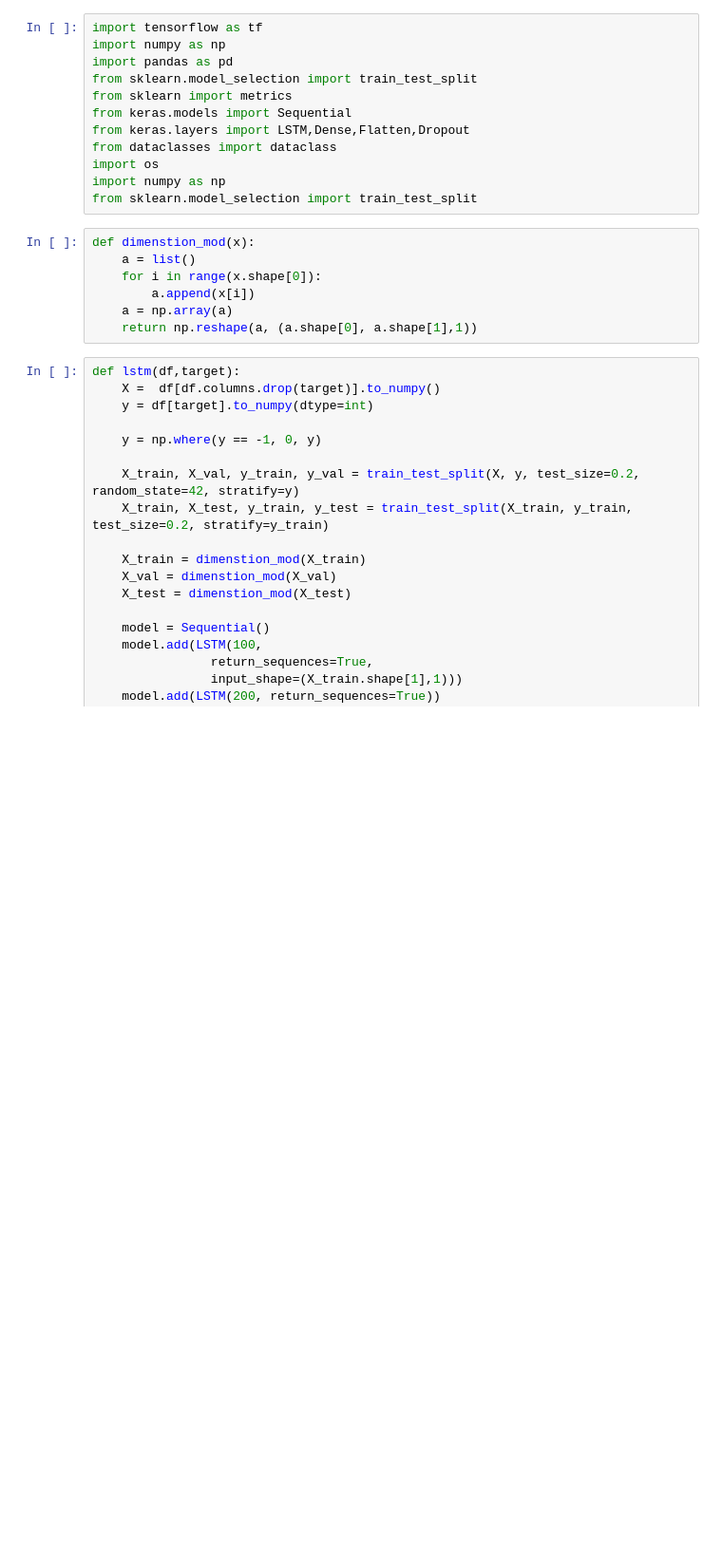
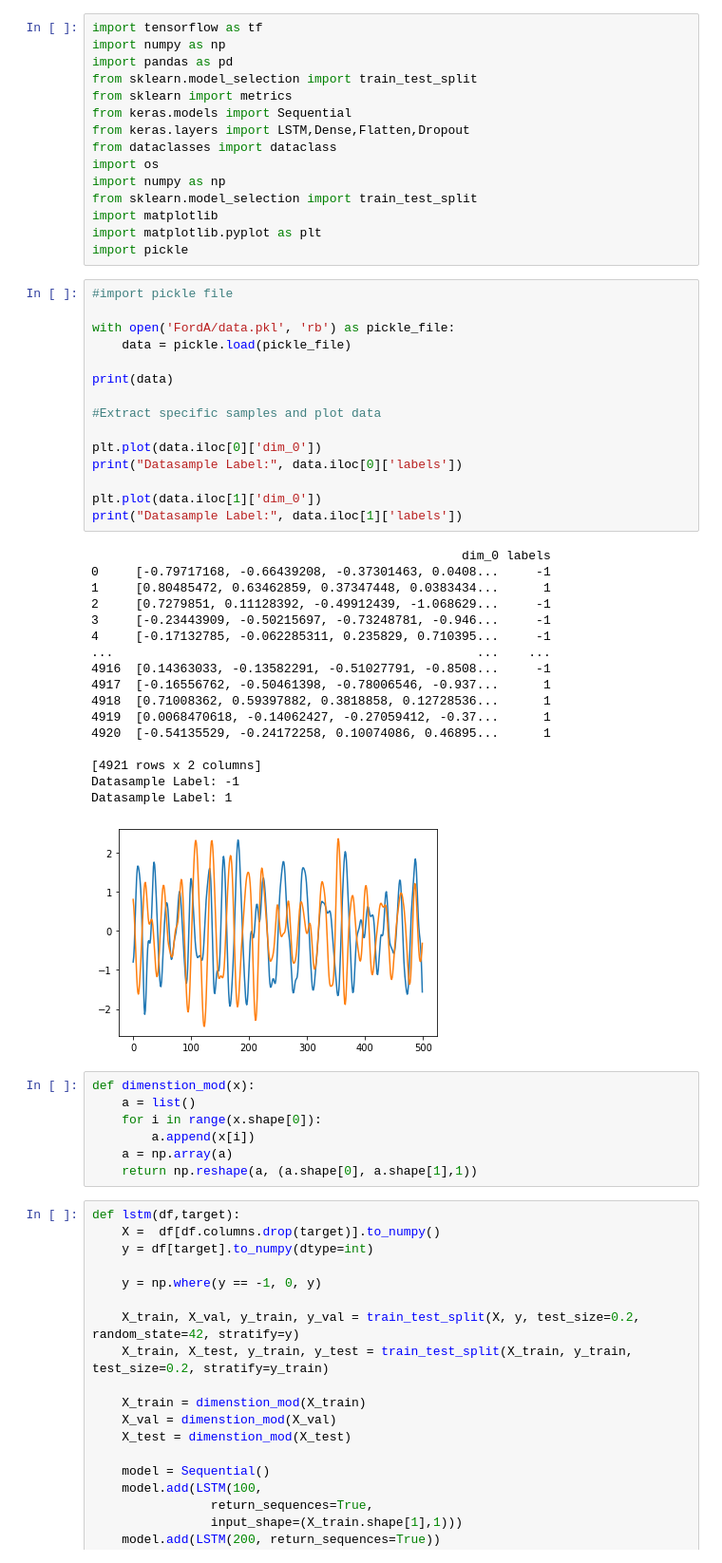
Before and after one commit to dsubhasish09/Fraunhofer_ICNAP_Hackathon, a Jupyter notebook: Time_Series_Classification_With_Transformers_for_Ford_Engine_Data.ipynb, the cells around one changed output. Shown: that part at 95% size. Drawn from its saved outputs; the diff is of its cells as text; blank space fills up the shorter version.

Commit message:
pkl file extraction and plotting of sensor data

```diff
--- a/Time_Series_Classification_With_Transformers_for_Ford_Engine_Data.ipynb
+++ b/Time_Series_Classification_With_Transformers_for_Ford_Engine_Data.ipynb
@@ -10,6 +10,42 @@ from dataclasses import dataclass
 import os
 import numpy as np
 from sklearn.model_selection import train_test_split
+import matplotlib
+import matplotlib.pyplot as plt
+import pickle
+# %%
+#import pickle file
+
+with open('FordA/data.pkl', 'rb') as pickle_file:
+    data = pickle.load(pickle_file)
+
+print(data)
+
+#Extract specific samples and plot data
+
+plt.plot(data.iloc[0]['dim_0'])
+print("Datasample Label:", data.iloc[0]['labels'])
+
+plt.plot(data.iloc[1]['dim_0'])
+print("Datasample Label:", data.iloc[1]['labels'])
+# %% [output]
+                                                  dim_0 labels
+0     [-0.79717168, -0.66439208, -0.37301463, 0.0408...     -1
+1     [0.80485472, 0.63462859, 0.37347448, 0.0383434...      1
+2     [0.7279851, 0.11128392, -0.49912439, -1.068629...     -1
+3     [-0.23443909, -0.50215697, -0.73248781, -0.946...     -1
+4     [-0.17132785, -0.062285311, 0.235829, 0.710395...     -1
+...                                                 ...    ...
+4916  [0.14363033, -0.13582291, -0.51027791, -0.8508...     -1
+4917  [-0.16556762, -0.50461398, -0.78006546, -0.937...      1
+4918  [0.71008362, 0.59397882, 0.3818858, 0.12728536...      1
+4919  [0.0068470618, -0.14062427, -0.27059412, -0.37...      1
+4920  [-0.54135529, -0.24172258, 0.10074086, 0.46895...      1
+
+[4921 rows x 2 columns]
+Datasample Label: -1
+Datasample Label: 1
+[figure, added]
 # %%
 def dimenstion_mod(x):
     a = list()
```
